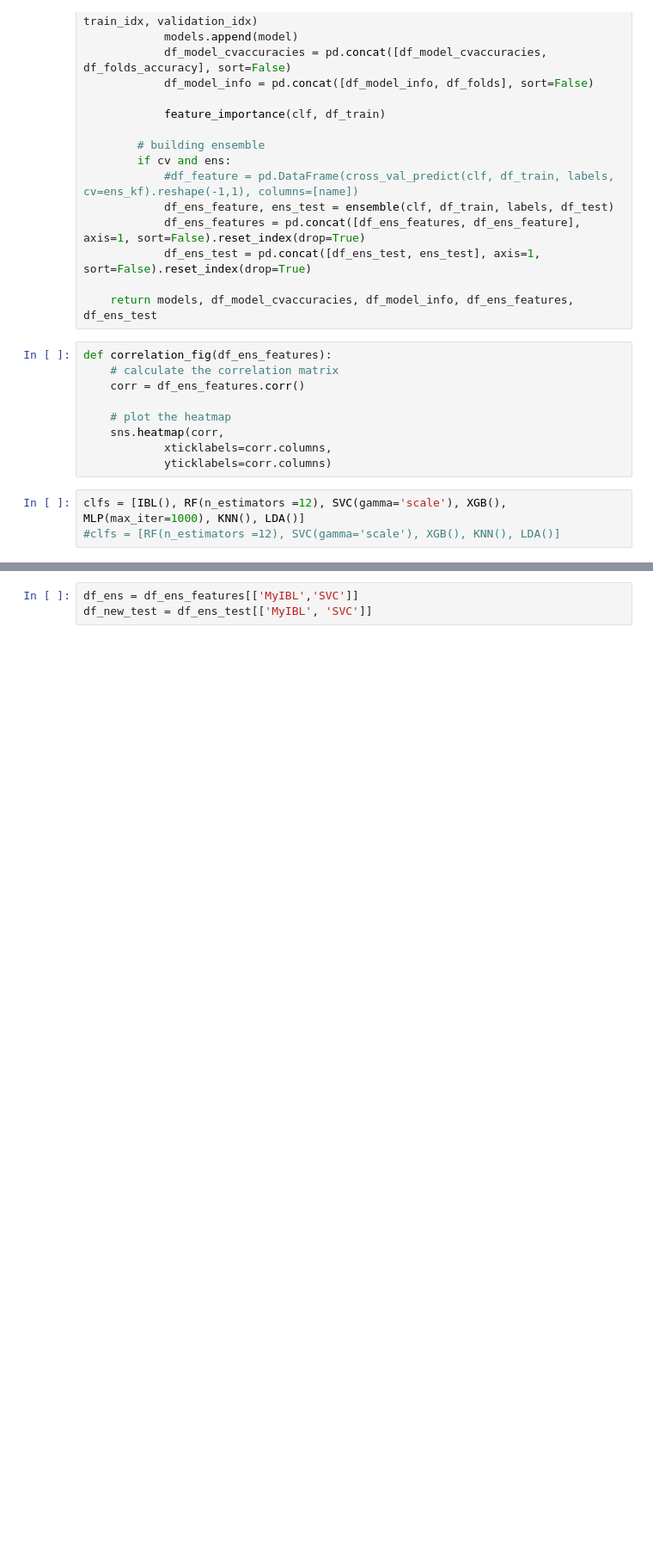
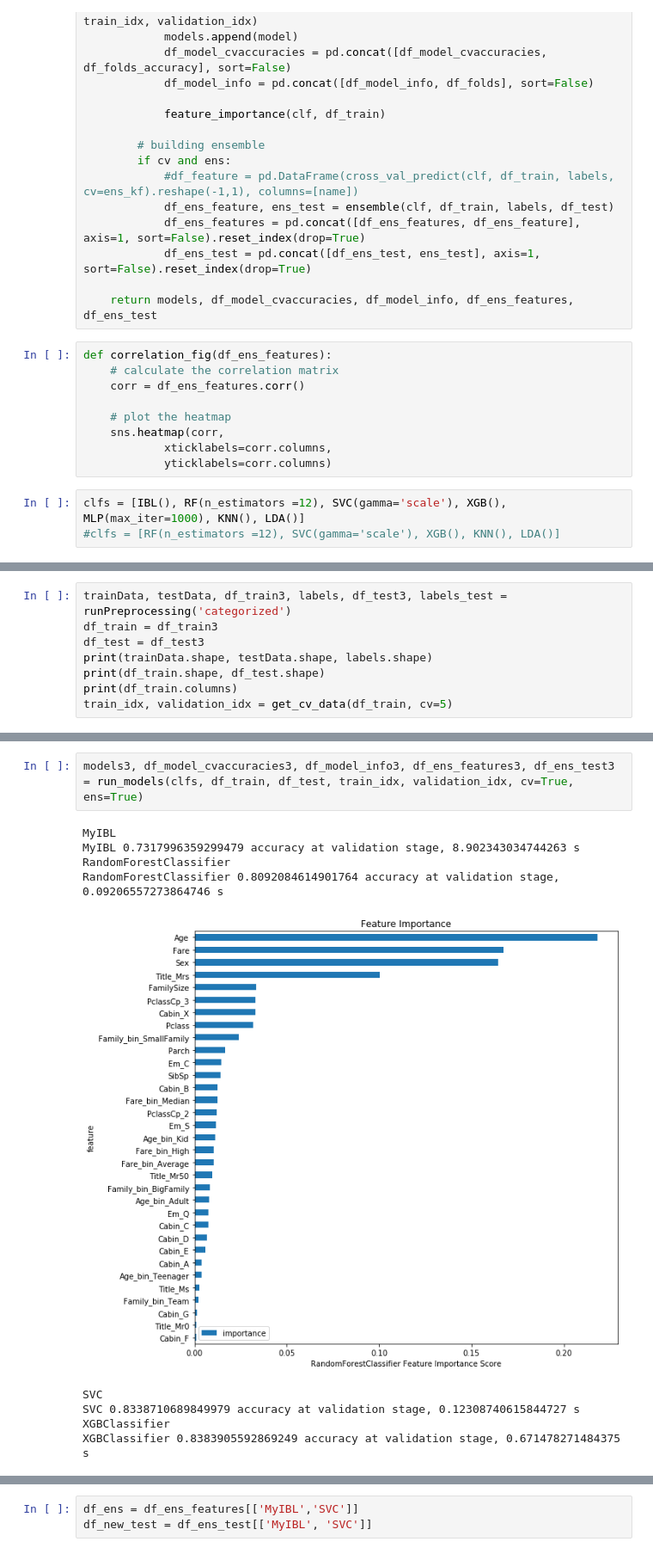
Before and after one commit to jforjohn/titanic_survival, a Jupyter notebook: ModelAnalysis.ipynb, the cells around one changed output, grey strips where cells are left out. Shown at 86% size. Drawn from its saved outputs; the diff is of its cells as text; blank space fills up the shorter version.

```diff
--- a/ModelAnalysis.ipynb
+++ b/ModelAnalysis.ipynb
@@ -261,0 +334,8 @@ correlation_fig(df_ens_features)
+# %%
+trainData, testData, df_train3, labels, df_test3, labels_test = runPreprocessing('categorized')
+df_train = df_train3
+df_test = df_test3
+print(trainData.shape, testData.shape, labels.shape)
+print(df_train.shape, df_test.shape)
+print(df_train.columns)
+train_idx, validation_idx = get_cv_data(df_train, cv=5)
@@ -261,0 +349,12 @@ correlation_fig(df_ens_features)
+# %%
+models3, df_model_cvaccuracies3, df_model_info3, df_ens_features3, df_ens_test3 = run_models(clfs, df_train, df_test, train_idx, validation_idx, cv=True, ens=True)
+# %% [output]
+MyIBL
+MyIBL 0.7317996359299479 accuracy at validation stage, 8.902343034744263 s
+RandomForestClassifier
+RandomForestClassifier 0.8092084614901764 accuracy at validation stage, 0.09206557273864746 s
+[figure, added]
+SVC
+SVC 0.8338710689849979 accuracy at validation stage, 0.12308740615844727 s
+XGBClassifier
+XGBClassifier 0.8383905592869249 accuracy at validation stage, 0.671478271484375 s
```
Also changed, not shown: parts of 59 cells of this notebook.
